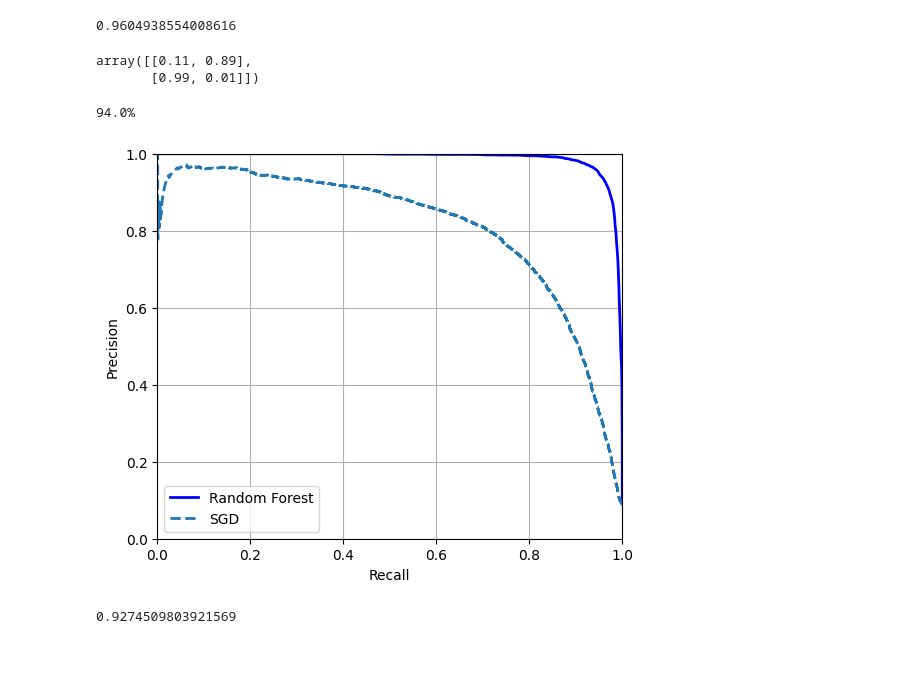
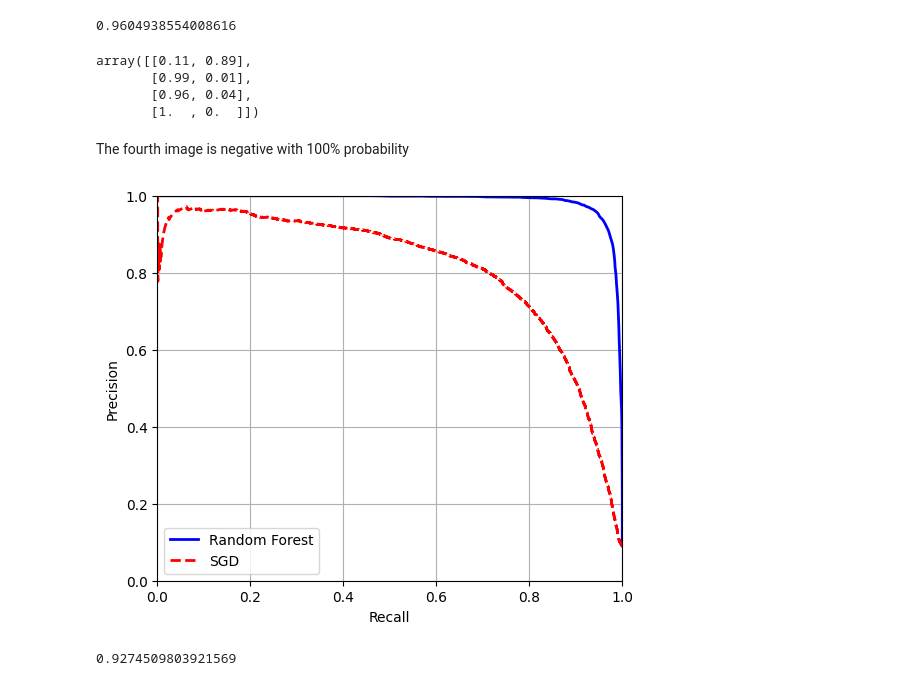
Before and after one commit to iupui-soic/pybootcamp, a Jupyter notebook: Chapter3_Pooja.ipynb, the cells around one changed output. Saved outputs shown, nothing was run; the diff lists cells and outputs as text; code cells hidden in the pictures; blank space fills up the shorter version.

```diff
--- a/Chapter3_Pooja.ipynb
+++ b/Chapter3_Pooja.ipynb
@@ -284,15 +340,14 @@ forest_clf = RandomForestClassifier(random_state=42)
 y_probas_forest = cross_val_predict(forest_clf, X_train, y_train_5, cv=3,
                                     method="predict_proba")
 # %%
-y_probas_forest[:2]
+y_probas_forest[:4]
 # %% [output]
 array([[0.11, 0.89],
-       [0.99, 0.01]])
+       [0.99, 0.01],
+       [0.96, 0.04],
+       [1.  , 0.  ]])
-# %%
-idx_50_to_60 = (y_probas_forest[:, 1] > 0.50) & (y_probas_forest[:, 1] < 0.60)
-print(f"{(y_train_5[idx_50_to_60]).sum() / idx_50_to_60.sum():.1%}")
-# %% [output]
-94.0%
+# %% [markdown]
+The fourth image is negative with 100% probability
 # %%
 y_scores_forest = y_probas_forest[:, 1]
 precisions_forest, recalls_forest, thresholds_forest = precision_recall_curve(
@@ -300,17 +355,17 @@ precisions_forest, recalls_forest, thresholds_forest = precision_recall_curve(
 # %%
 plt.figure(figsize=(6, 5))  # extra code – not needed, just formatting
 
 plt.plot(recalls_forest, precisions_forest, "b-", linewidth=2,
          label="Random Forest")
-plt.plot(recalls, precisions, "--", linewidth=2, label="SGD")
+plt.plot(recalls, precisions, "--", linewidth=2, label="SGD", color="red")
 plt.xlabel("Recall")
 plt.ylabel("Precision")
 plt.axis([0, 1, 0, 1])
 plt.grid()
 plt.legend(loc="lower left")
 plt.show()
 # %% [output]
-[figure, old version]
+[figure, new version]
 # %%
 y_train_pred_forest = y_probas_forest[:, 1] >= 0.5  # positive proba ≥ 50%
 f1_score(y_train_5, y_train_pred_forest)
```
Also changed, not shown: parts of 76 cells of this notebook.
